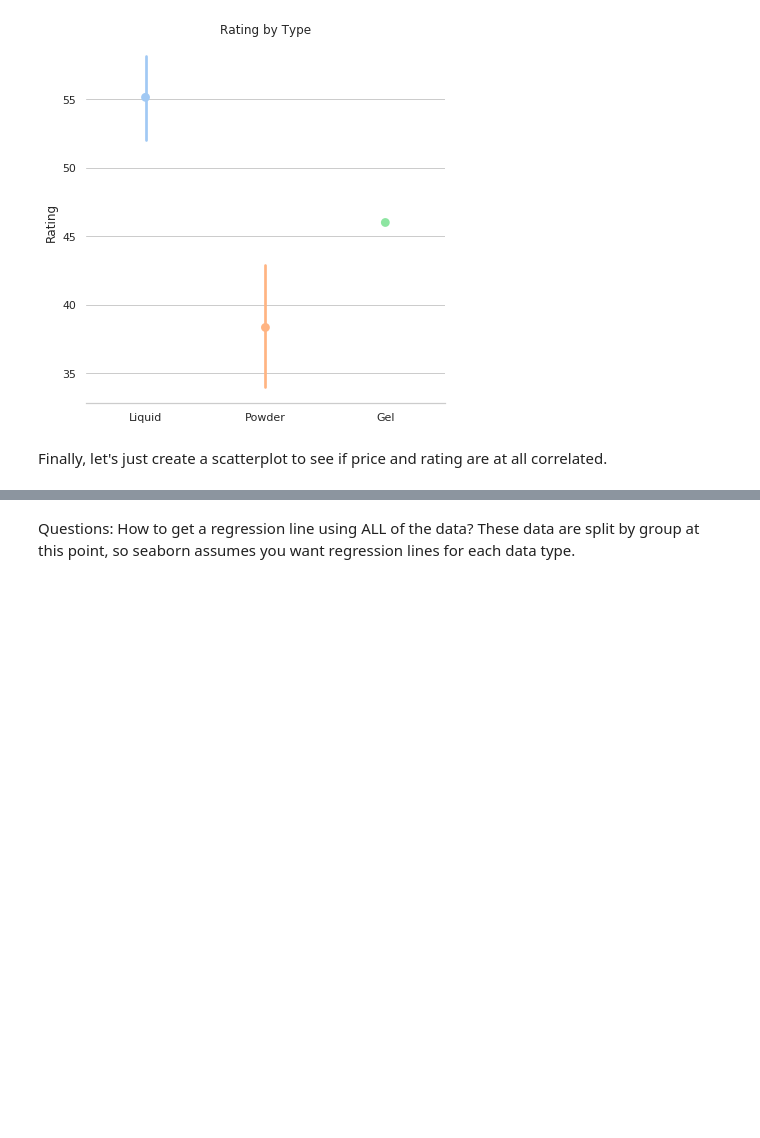
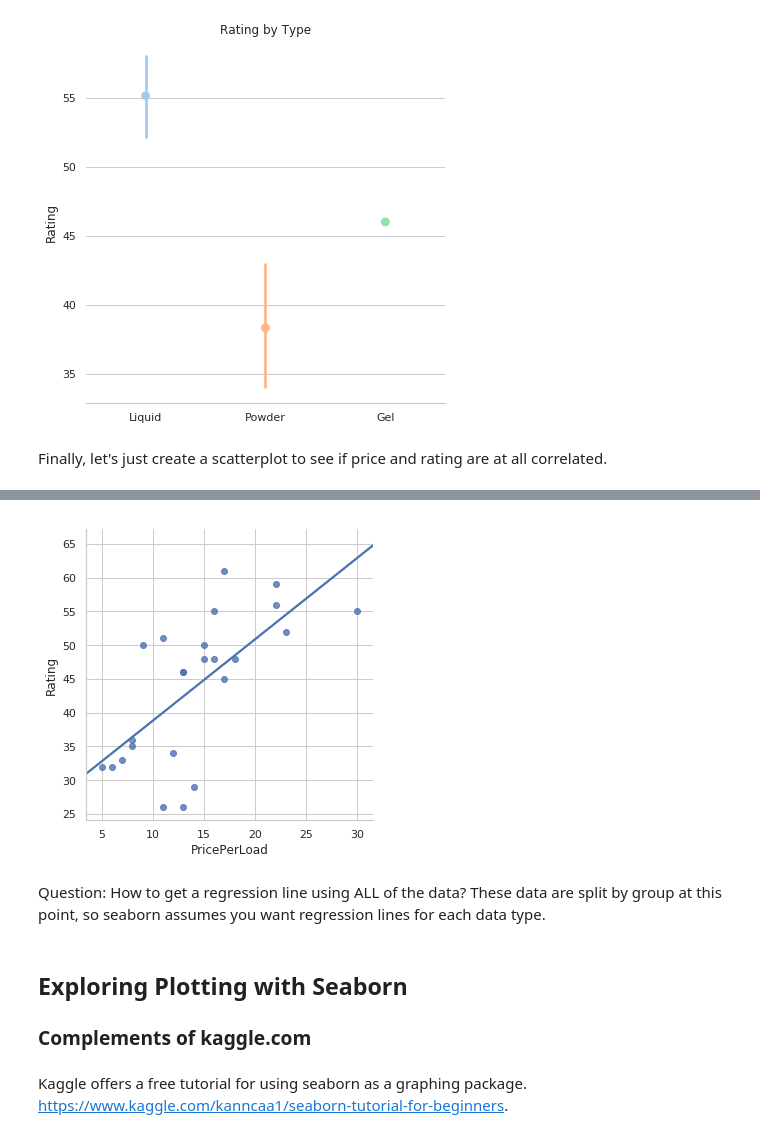
Before and after one commit to jburne/Thinkful, a Jupyter notebook: DataDisplaysSeabornLesson1_3_3.ipynb, the cells around one changed output, grey strips where cells are left out. Saved outputs shown, nothing was run; the diff lists cells and outputs as text; code cells hidden in the pictures; blank space fills up the shorter version.

```diff
--- a/DataDisplaysSeabornLesson1_3_3.ipynb
+++ b/DataDisplaysSeabornLesson1_3_3.ipynb
@@ -93,2 +70,17 @@ plt.show()
+# %%
+soapSP = sns.lmplot(y = 'Rating',
+                    x = 'PricePerLoad',
+                    data=soap,
+                    fit_reg=True,
+                    #hue='Type',
+                    ci = True)
+plt.show()
+# %% [output]
+[figure, added]
 # %% [markdown]
-Questions: How to get a regression line using ALL of the data?  These data are split by group at this point, so seaborn assumes you want regression lines for each data type.
+Question: How to get a regression line using ALL of the data?  These data are split by group at this point, so seaborn assumes you want regression lines for each data type.
+# %% [markdown]
+## Exploring Plotting with Seaborn
+### Complements of kaggle.com
+# %% [markdown]
+Kaggle offers a free tutorial for using seaborn as a graphing package. https://www.kaggle.com/kanncaa1/seaborn-tutorial-for-beginners.
```
Also changed, not shown: parts of 47 cells of this notebook.
